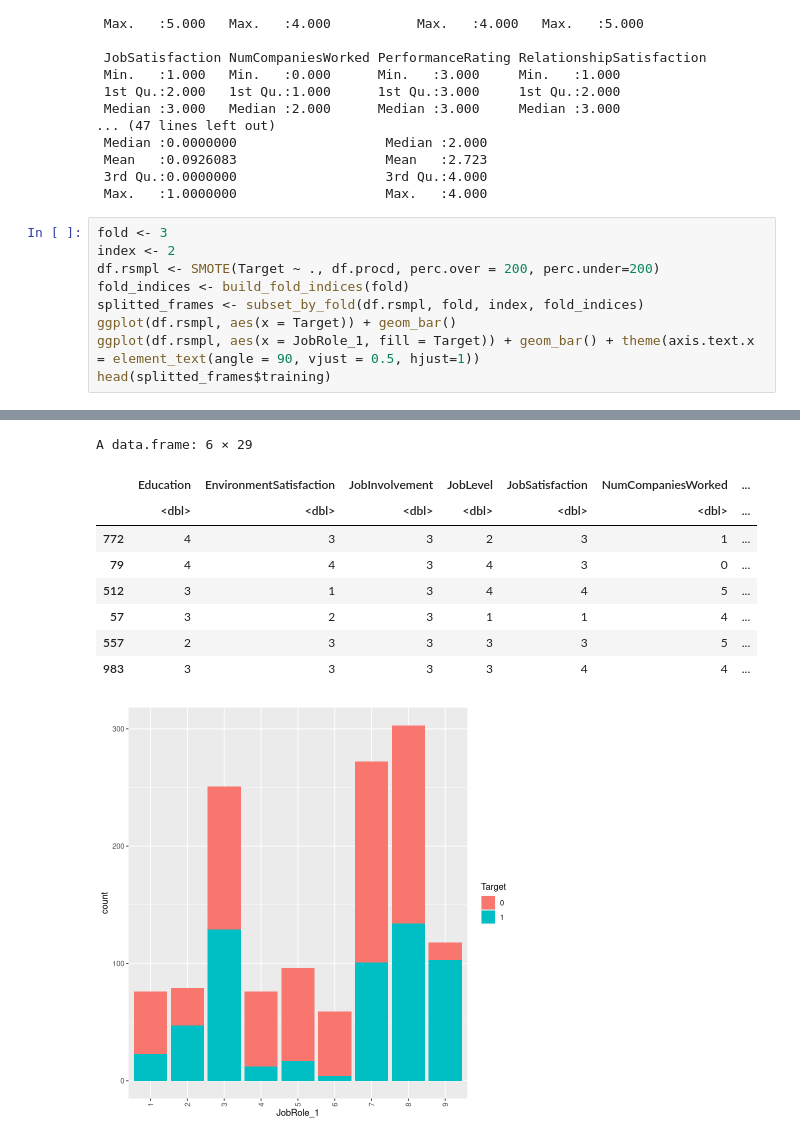
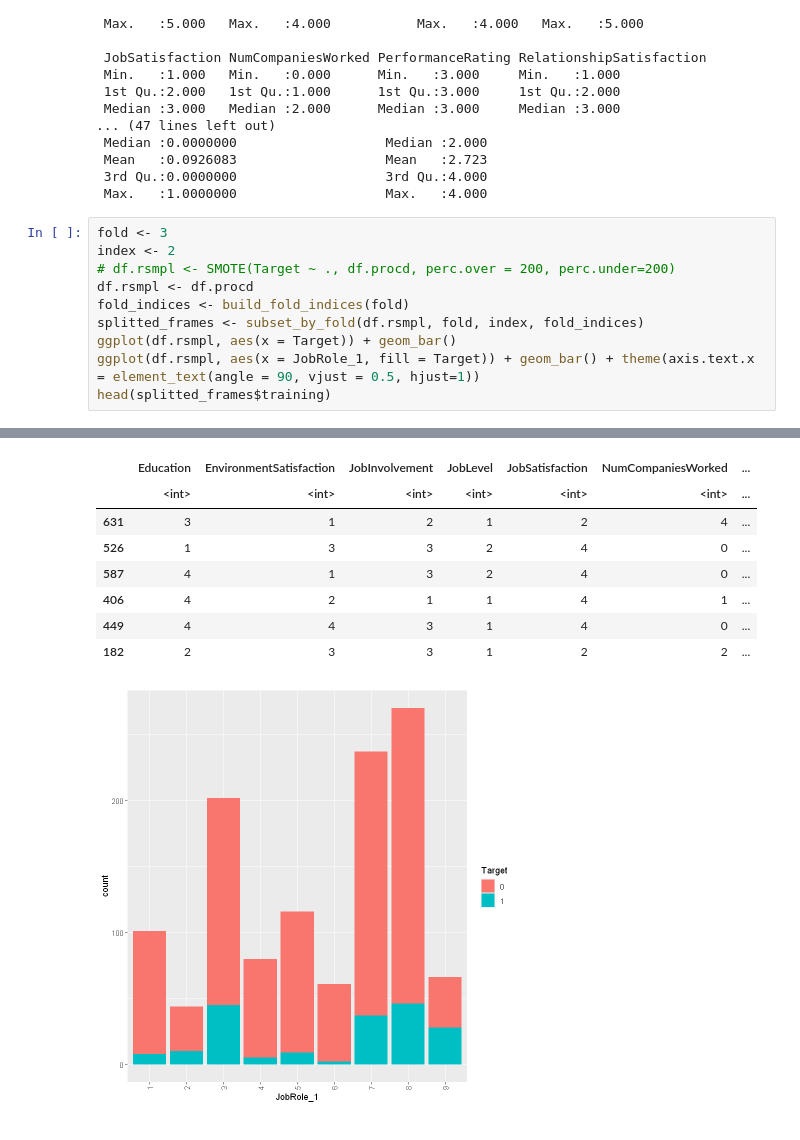
Before and after one commit to cchuang1024/nccu-data-mining, a Jupyter notebook: HW2_R.ipynb, the cells around one changed output, grey strips where cells are left out. Cells and saved outputs as stored; diff of their text form.

```diff
--- a/HW2_R.ipynb
+++ b/HW2_R.ipynb
@@ -401,7 +401,8 @@ A data.frame: 6 × 29
 # %%
 fold <- 3
 index <- 2
-df.rsmpl <- SMOTE(Target ~ ., df.procd, perc.over = 200, perc.under=200)
+# df.rsmpl <- SMOTE(Target ~ ., df.procd, perc.over = 200, perc.under=200)
+df.rsmpl <- df.procd
 fold_indices <- build_fold_indices(fold)
 splitted_frames <- subset_by_fold(df.rsmpl, fold, index, fold_indices)
 ggplot(df.rsmpl, aes(x = Target)) + geom_bar()
@@ -426,11 +414,10 @@ Warning message in if (class(data[, col]) %in% c("factor", "character")) {:
-A data.frame: 6 × 29
 |  | Education | EnvironmentSatisfaction | JobInvolvement | JobLevel | JobSatisfaction | NumCompaniesWorked | ... |
-|  | <dbl> | <dbl> | <dbl> | <dbl> | <dbl> | <dbl> | ... |
-| 772 | 4 | 3 | 3 | 2 | 3 | 1 | ... |
-| 79 | 4 | 4 | 3 | 4 | 3 | 0 | ... |
-| 512 | 3 | 1 | 3 | 4 | 4 | 5 | ... |
-| 57 | 3 | 2 | 3 | 1 | 1 | 4 | ... |
-| 557 | 2 | 3 | 3 | 3 | 3 | 5 | ... |
-| 983 | 3 | 3 | 3 | 3 | 4 | 4 | ... |
+|  | <int> | <int> | <int> | <int> | <int> | <int> | ... |
+| 631 | 3 | 1 | 2 | 1 | 2 | 4 | ... |
+| 526 | 1 | 3 | 3 | 2 | 4 | 0 | ... |
+| 587 | 4 | 1 | 3 | 2 | 4 | 0 | ... |
+| 406 | 4 | 2 | 1 | 1 | 4 | 1 | ... |
+| 449 | 4 | 4 | 3 | 1 | 4 | 0 | ... |
+| 182 | 2 | 3 | 3 | 1 | 2 | 2 | ... |
-[figure, old version]
+[figure, new version]
 # %%
```
Also changed, not shown: parts of 7 cells of this notebook.
